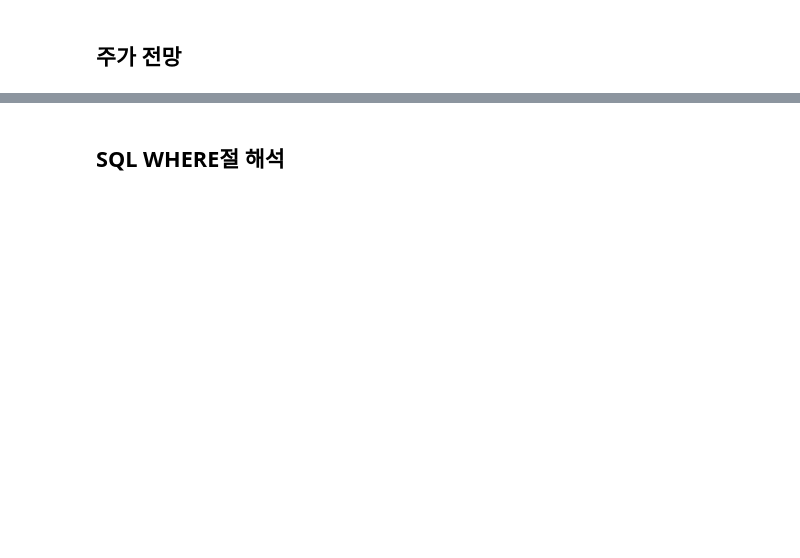
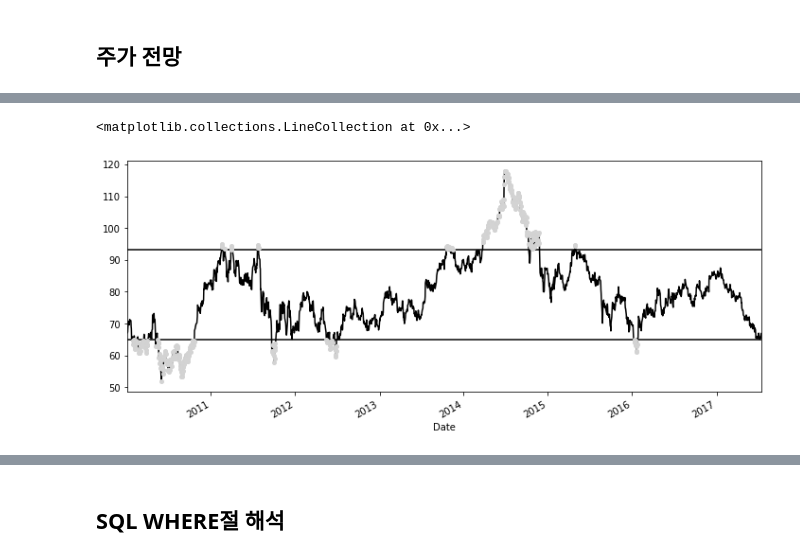
Before and after one commit to SeunghyeunBaek/TIL, a Jupyter notebook: 12_pandas_cookbook/5_boolean_indexing.ipynb, the cells around one changed output, grey strips where cells are left out. Cells and saved outputs as stored; diff of their text form; code cells hidden in the pictures; blank space fills up the shorter version.

```diff
--- a/12_pandas_cookbook/5_boolean_indexing.ipynb
+++ b/12_pandas_cookbook/5_boolean_indexing.ipynb
@@ -121,2 +228,7 @@ dtype: bool
 # %% [markdown]
 ## 주가 전망
+# %%
+# load data
+file_name = 'slb_stock.csv'
+slb_df = pd.read_csv(root + file_name, index_col='Date', parse_dates=['Date'])
+slb_df.headb
@@ -122,0 +243,4 @@ dtype: bool
+# %%
+slb_close = slb_df['Close']  # 종가선택
+slb_summary = slb_close.describe(percentiles = [.1, .9])
+slb_summary
@@ -122,0 +257,7 @@ dtype: bool
+# %%
+# 종가 하위 10%, 상위 10% 선택
+upper_10 = slb_summary.loc['90%']
+lower_10 = slb_summary.loc['10%']
+crit = (slb_close > upper_10) | (slb_close < lower_10)
+slb_top_bottom = slb_close[crit]
+slb_top_bottom
@@ -122,0 +278,10 @@ dtype: bool
+# %%
+plt.figure(figsize = [12, 5])
+slb_close.plot(color='k')
+slb_top_bottom.plot(marker='o', ls=' ', ms=4, color='lightgray')
+xmin = crit.index[0]
+xmax = crit.index[-1]
+plt.hlines(y = [lower_10, upper_10], xmin=xmin, xmax=xmax, color='k')
+# %% [output]
+<matplotlib.collections.LineCollection at 0x...>
+[figure, added]
```
Also changed, not shown: parts of 32 cells of this notebook.
